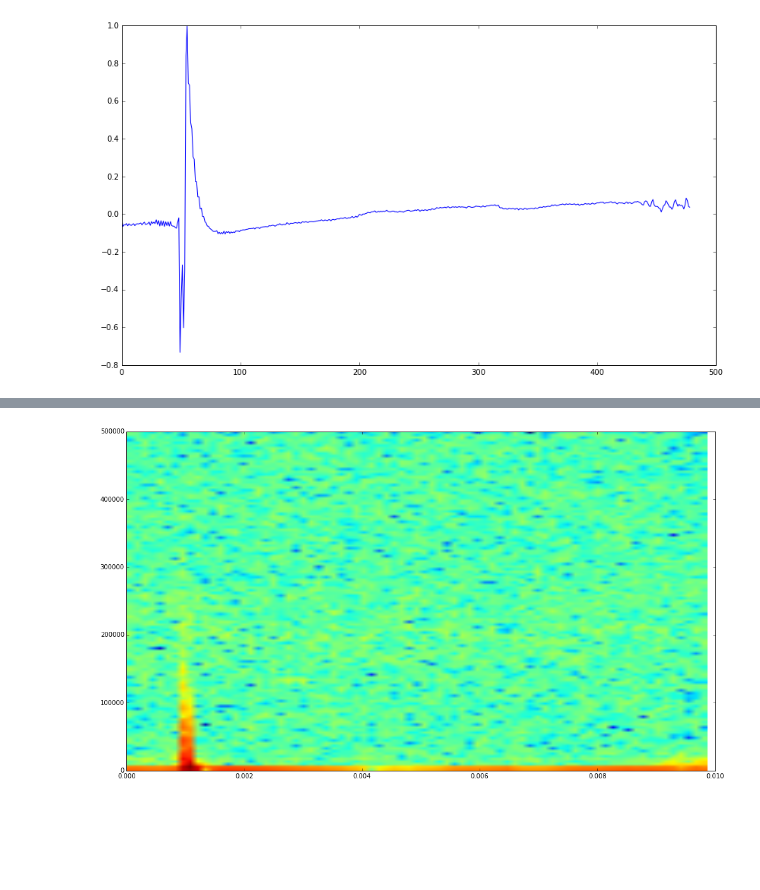
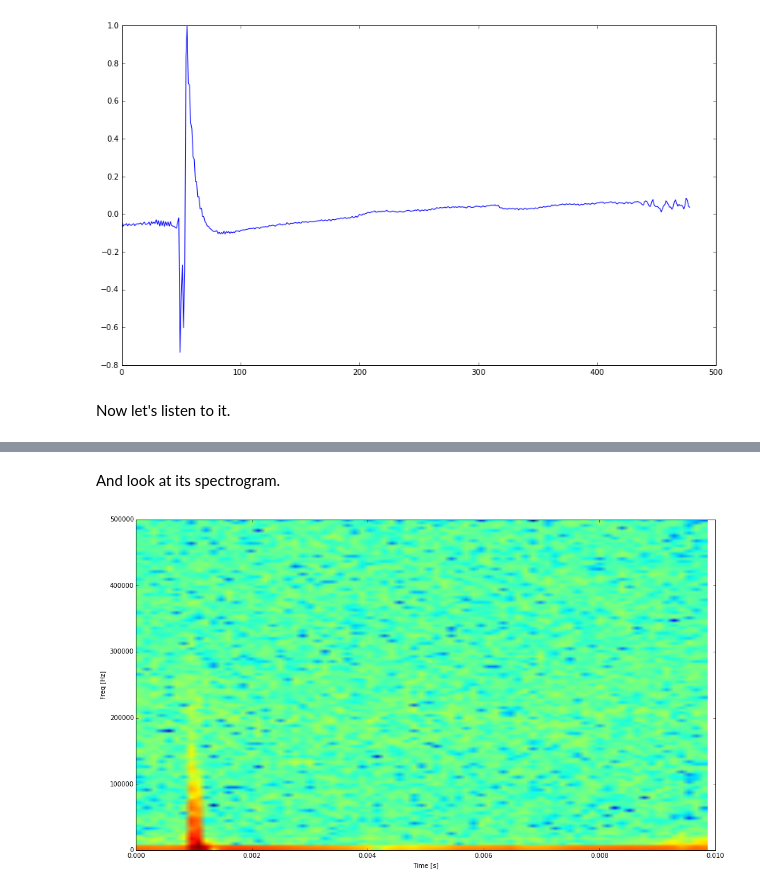
Before and after one commit to e3e-monitor/e3e-BlastDetection, a Jupyter notebook: Bertrand's experiment.ipynb, the cells around one changed output, grey strips where cells are left out. Saved outputs shown, nothing was run; the diff lists cells and outputs as text; code cells hidden in the pictures; blank space fills up the shorter version.

```diff
--- a/Bertrand's experiment.ipynb
+++ b/Bertrand's experiment.ipynb
@@ -22,6 +22,8 @@ plot(x_48k)
 # %% [output]
 [<matplotlib.lines.Line2D at 0x...>]
 [figure]
+# %% [markdown]
+Now let's listen to it.
 # %%
 from IPython.display import Audio
 # %%
@@ -29,7 +31,11 @@ Audio(x[:,1], rate=48000)
 # %% [output]
 [interactive output not drawn]
+# %% [markdown]
+And look at its spectrogram.
 # %%
 _ = specgram(x[:,1], NFFT=256, Fs=1e6)
+ylabel('Freq [Hz]')
+xlabel('Time [s]')
 plt.tight_layout()
 # %% [output]
-[figure, old version]
+[figure, new version]
```
Also changed, not shown: parts of 2 cells of this notebook.
